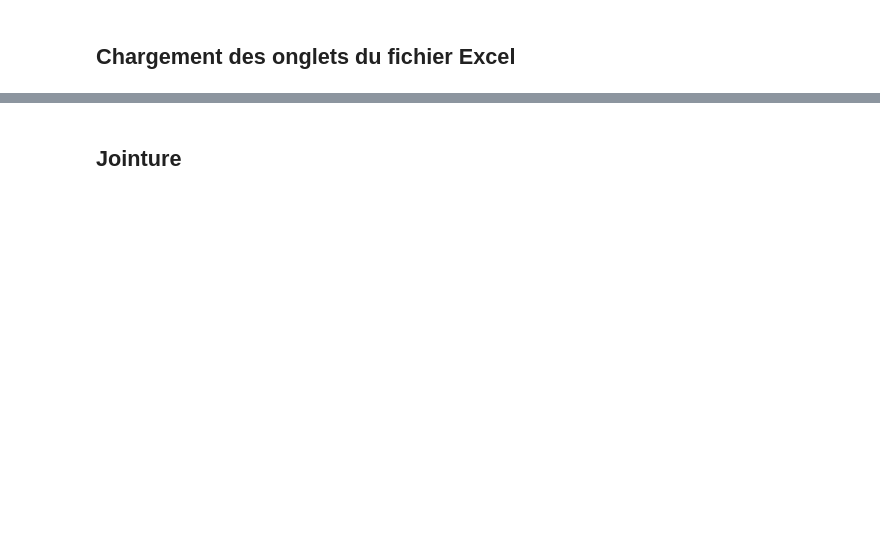
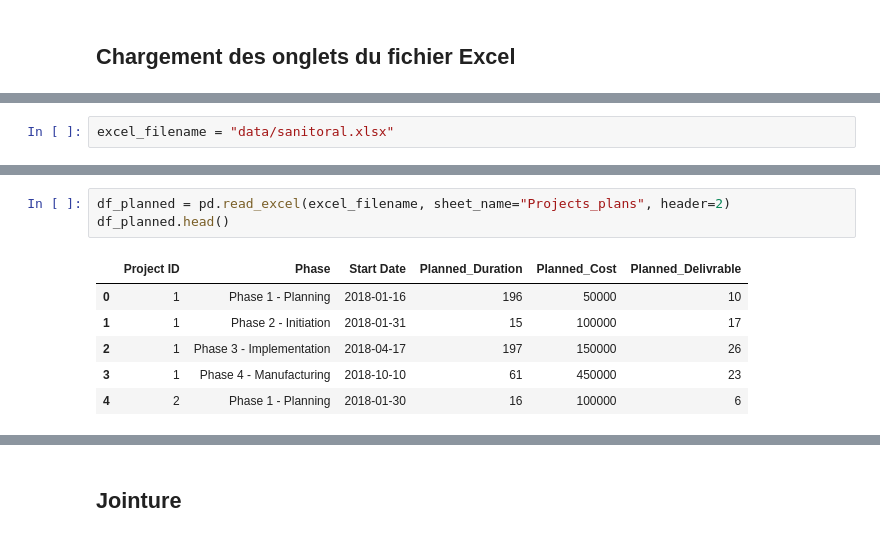
Before and after one commit to data-IA-2025/P7demo, a Jupyter notebook: P7.ipynb, the cells around one changed output, grey strips where cells are left out. Cells and saved outputs as stored; diff of their text form; blank space fills up the shorter version.

```diff
--- a/P7.ipynb
+++ b/P7.ipynb
@@ -84,0 +13,2 @@ Phase F - Post-deployment
+# %%
+excel_filename = "data/sanitoral.xlsx"
@@ -84,0 +50,10 @@ Phase F - Post-deployment
+# %%
+df_planned = pd.read_excel(excel_filename, sheet_name="Projects_plans", header=2)
+df_planned.head()
+# %% [output]
+|  | Project ID | Phase | Start Date | Planned_Duration | Planned_Cost | Planned_Delivrable |
+| 0 | 1 | Phase 1 - Planning | 2018-01-16 | 196 | 50000 | 10 |
+| 1 | 1 | Phase 2 - Initiation | 2018-01-31 | 15 | 100000 | 17 |
+| 2 | 1 | Phase 3 - Implementation | 2018-04-17 | 197 | 150000 | 26 |
+| 3 | 1 | Phase 4 - Manufacturing | 2018-10-10 | 61 | 450000 | 23 |
+| 4 | 2 | Phase 1 - Planning | 2018-01-30 | 16 | 100000 | 6 |
```
Also changed, not shown: parts of 39 cells of this notebook.
